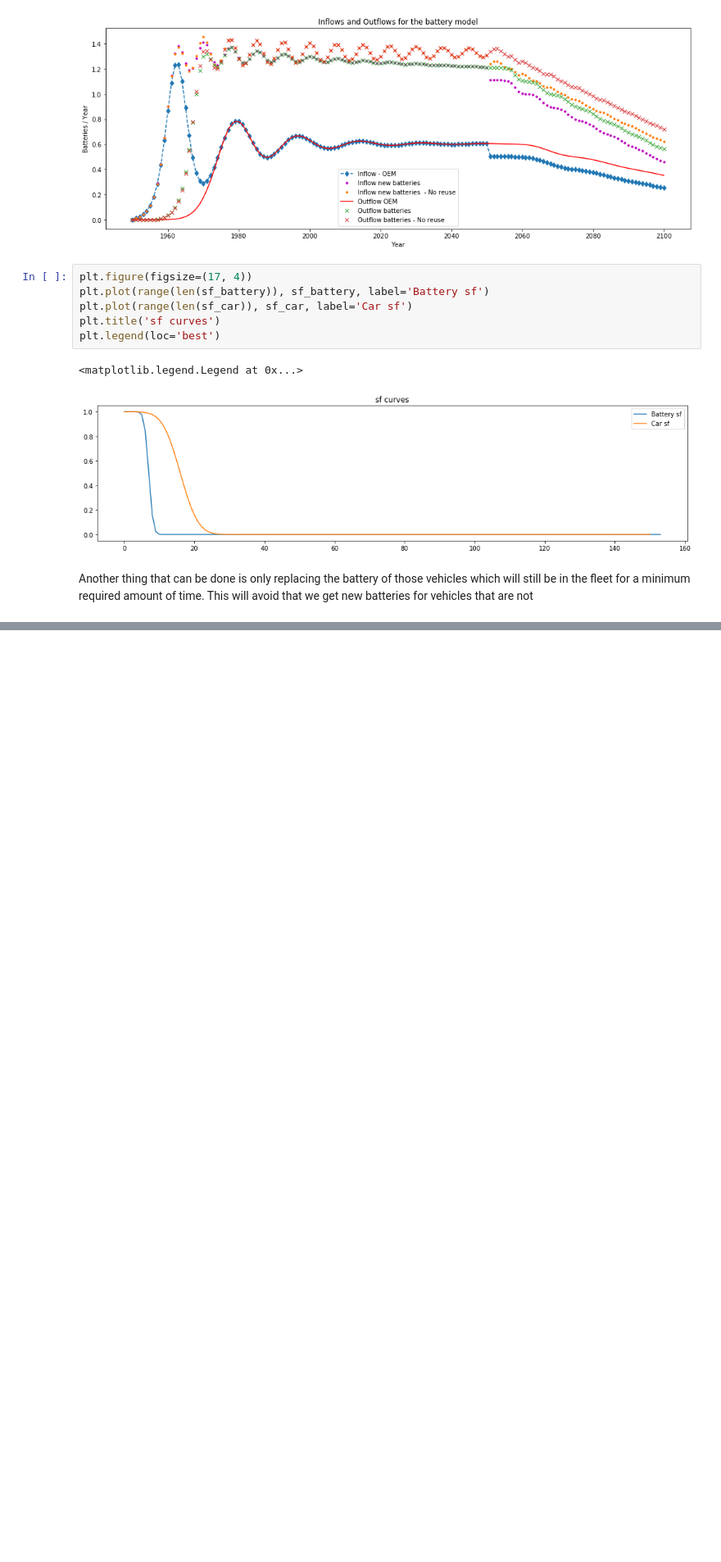
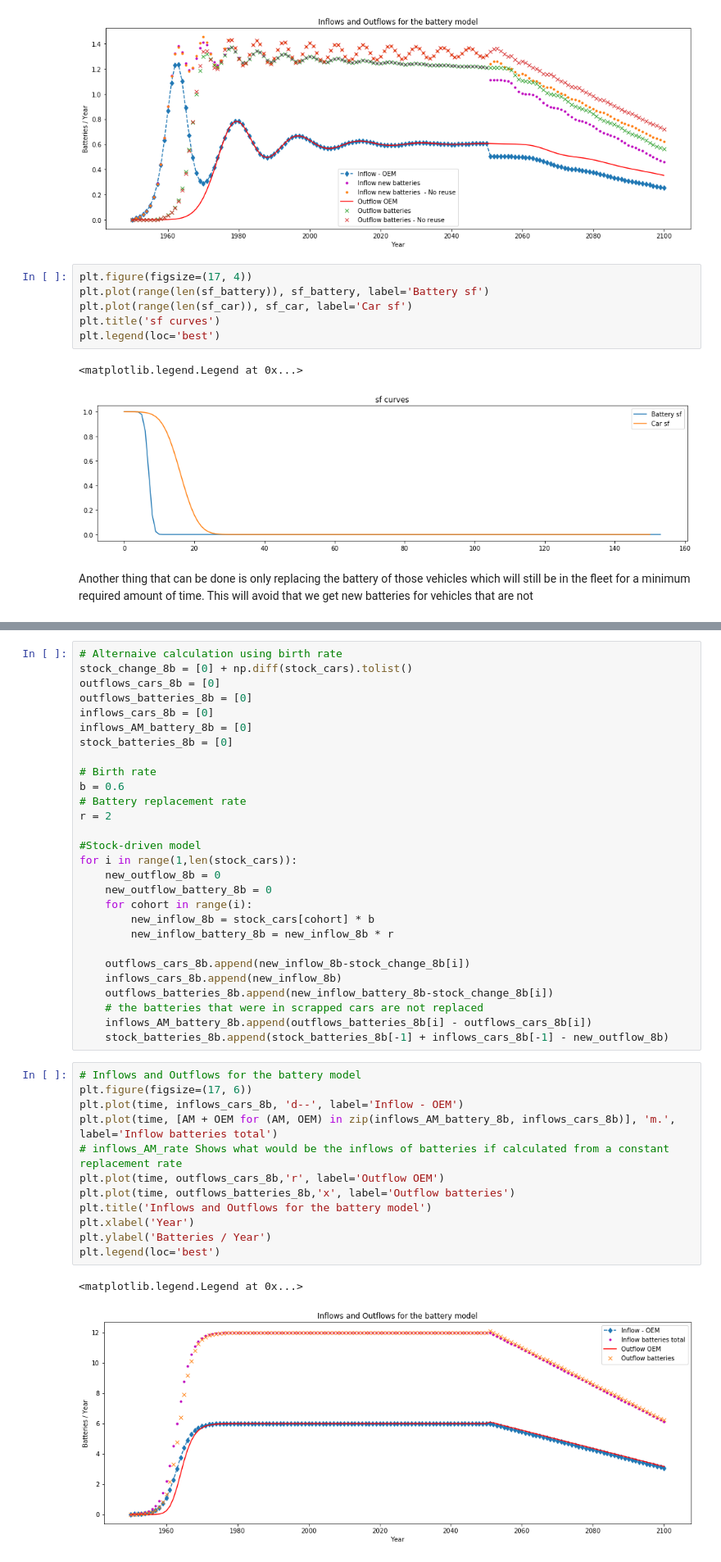
Before and after one commit to fernaag/product_component_model, a Jupyter notebook: generic_model.ipynb, the cells around one changed output, grey strips where cells are left out. Shown at 82% size. Cells and saved outputs as stored; diff of their text form; blank space fills up the shorter version.

```diff
--- a/generic_model.ipynb
+++ b/generic_model.ipynb
@@ -505,0 +639,43 @@ Another thing that can be done is only replacing the battery of those vehicles w
+# %%
+# Alternaive calculation using birth rate
+stock_change_8b = [0] + np.diff(stock_cars).tolist()
+outflows_cars_8b = [0]
+outflows_batteries_8b = [0]
+inflows_cars_8b = [0]
+inflows_AM_battery_8b = [0]
+stock_batteries_8b = [0]
+
+# Birth rate
+b = 0.6
+# Battery replacement rate
+r = 2
+
+#Stock-driven model
+for i in range(1,len(stock_cars)):
+    new_outflow_8b = 0
+    new_outflow_battery_8b = 0
+    for cohort in range(i):
+        new_inflow_8b = stock_cars[cohort] * b
+        new_inflow_battery_8b = new_inflow_8b * r
+
+    outflows_cars_8b.append(new_inflow_8b-stock_change_8b[i])
+    inflows_cars_8b.append(new_inflow_8b)
+    outflows_batteries_8b.append(new_inflow_battery_8b-stock_change_8b[i])
+    # the batteries that were in scrapped cars are not replaced
+    inflows_AM_battery_8b.append(outflows_batteries_8b[i] - outflows_cars_8b[i])
+    stock_batteries_8b.append(stock_batteries_8b[-1] + inflows_cars_8b[-1] - new_outflow_8b)
+# %%
+# Inflows and Outflows for the battery model
+plt.figure(figsize=(17, 6))
+plt.plot(time, inflows_cars_8b, 'd--', label='Inflow - OEM')
+plt.plot(time, [AM + OEM for (AM, OEM) in zip(inflows_AM_battery_8b, inflows_cars_8b)], 'm.', label='Inflow batteries total')
+# inflows_AM_rate Shows what would be the inflows of batteries if calculated from a constant replacement rate
+plt.plot(time, outflows_cars_8b,'r', label='Outflow OEM')
+plt.plot(time, outflows_batteries_8b,'x', label='Outflow batteries')
+plt.title('Inflows and Outflows for the battery model')
+plt.xlabel('Year')
+plt.ylabel('Batteries / Year')
+plt.legend(loc='best')
+# %% [output]
+<matplotlib.legend.Legend at 0x...>
+[figure, added]
```
Also changed, not shown: parts of 8 cells of this notebook.
